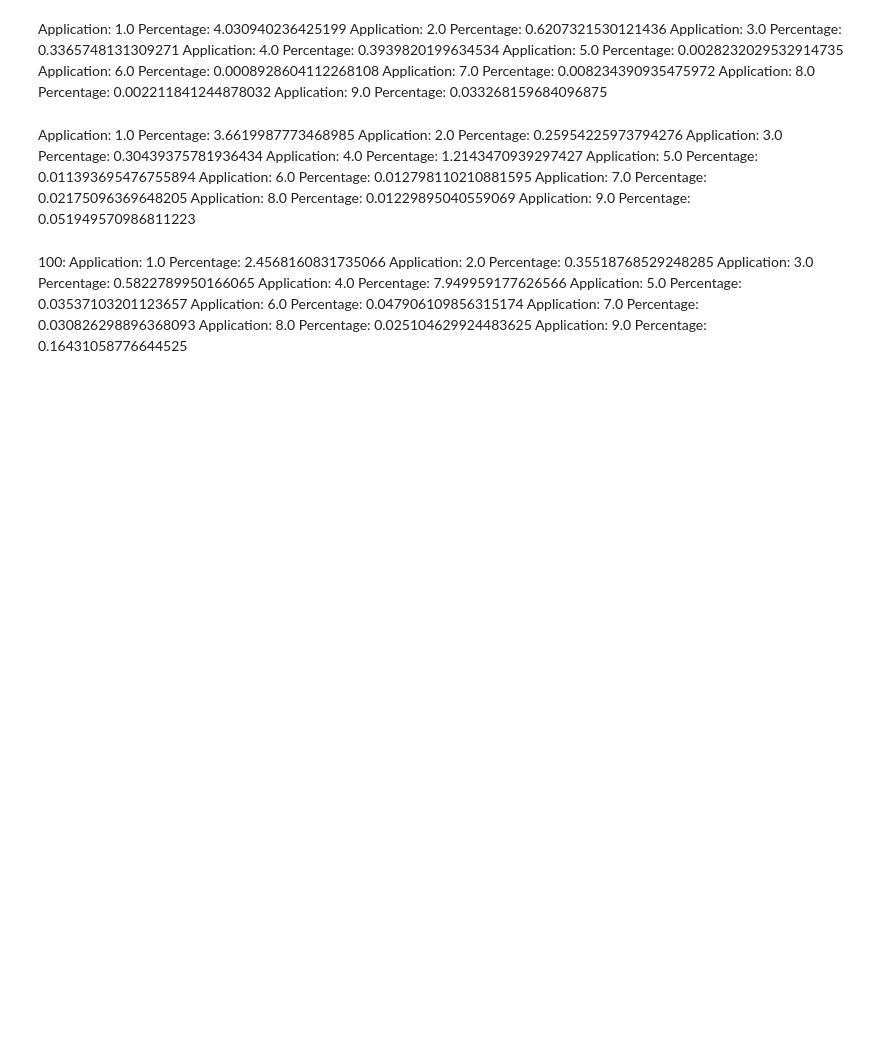
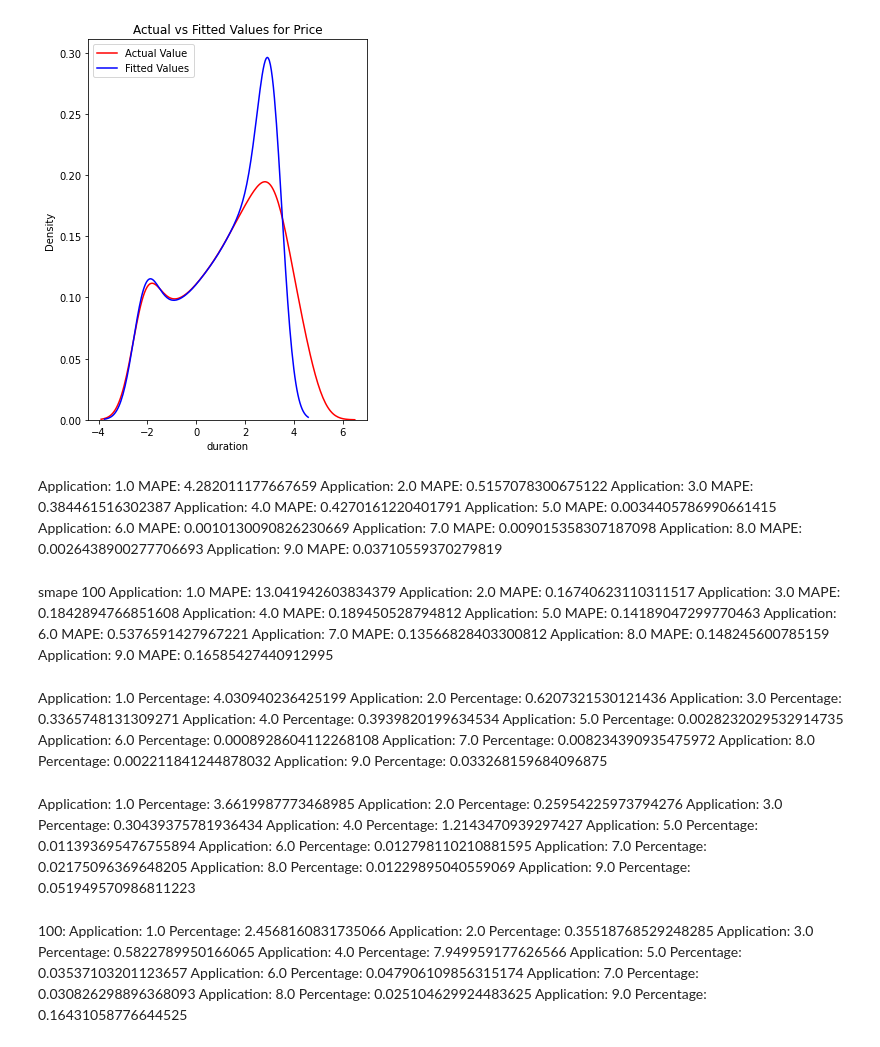
Before and after one commit to luanrsiqueira/cuda_project, a Jupyter notebook: random_Forest.ipynb, the cells around one changed output. Cells and saved outputs as stored; diff of their text form; code cells hidden in the pictures; blank space fills up the shorter version.

```diff
--- a/random_Forest.ipynb
+++ b/random_Forest.ipynb
@@ -3,6 +3,13 @@ import pandas as pd
 import numpy  as np
 import matplotlib as plt
 # %%
-df1 = pd.read_csv('./Teste-30-09.csv')
-df1 = df1[['compute_version','registers','smem','cmem','num_of_cores','L2','bandwith','theoretical_flops','AppId','number_of_lines_kernel','occupancy','input_size','duration','block_x']]
+df1 = pd.read_csv('./dataset_02_11.csv', sep=',')
+#df1 = pd.read_csv('./teste_02_11.csv', sep=',')
+#df1.dtypes
+#df1 = df1[['compute_version','registers','smem','cmem','num_of_cores','L2','bandwith','theoretical_flops','AppId','number_of_lines_kernel','occupancy','input_size','duration','block_x']]
 #df1 = df1[['compute_version','registers','smem','cmem','AppId','number_of_lines_kernel','occupancy','duration','block_x']]
+#df1.dtypes
+#df1 = pd.read_csv('./da.csv', sep=',', names=['null','AppName','block_x','compute_version','registers','smem','cmem', 'number_of_lines_kernel','occupancy','AppId'])
+#df1 = df1.drop(columns= ["null"], axis = 1)
+#df1['AppId'].unique()
+df1.isnull().sum()
@@ -10,11 +35,12 @@ df1 = df1[['compute_version','registers','smem','cmem','num_of_cores','L2','band
 #df1 = df[['AppName','compute_version','registers','smem','cmem','gpu_id','gpu_name','l1_cache_used','max_clock_rate','num_of_cores','L2','bus','memory_clock','bandwith','GM','num_sm','num_cores_sm','theoretical_flops','AppId','number_of_lines_kernel','occupancy','input_size', 'duration','grid_x','grid_y','block_x','block_y']]
 #df1 = df[['AppName','compute_version','registers','smem','cmem','gpu_id','gpu_name','max_clock_rate','num_of_cores','L2','bus','memory_clock','bandwith','GM','num_sm','num_cores_sm','theoretical_flops','AppId','number_of_lines_kernel','occupancy','duration','grid_x','grid_y','block_x','block_y']]
 
-df1 = df1.sort_values(by='AppId', ascending=True)
-#df1['duration'] = pd.to_numeric(df1['duration'])
+#df1 = df1.sort_values(by='AppId', ascending=True)
+#df1['AppId'] = pd.to_numeric(df1['AppId'])
 #df1[['registers','smem','cmem','gpu_id','max_clock_rate','num_of_cores','bus','memory_clock','GM','num_sm','num_cores_sm','AppId','number_of_lines_kernel','occupancy','duration','grid_x','grid_y','block_x','block_y']] = df1[['registers','smem','cmem','gpu_id','max_clock_rate','num_of_cores','bus','memory_clock','GM','num_sm','num_cores_sm','AppId','number_of_lines_kernel','occupancy','duration','grid_x','grid_y','block_x','block_y']].astype(float)
 df1 = df1.select_dtypes(exclude=['object'])
 #df1 = df1.drop(columns= ["Unnamed: 0"], axis = 1)
 #df1.to_csv('testando.csv')
 #df1=df1.dropna()
 #df1.dtypes
+df1.isnull().sum()
@@ -21,6 +65,6 @@ df1 = df1.select_dtypes(exclude=['object'])
 # %%
 from sklearn import metrics
 
-def mean_absolute_percentage_error(y_true, y_pred):
-    y_true, y_pred = np.array(y_true), np.array(y_pred)
-    return np.mean(np.abs((y_true - y_pred) / y_true)) * 100
+#def mean_absolute_percentage_error(y_true, y_pred):
+#    y_true, y_pred = np.array(y_true), np.array(y_pred)
+#    return np.mean(np.abs((y_true - y_pred) / y_true)) * 100
@@ -62,3 +160,42 @@ df5.to_csv('AppId-6.csv', sep = ',')
+# %%
+import seaborn as sns
+import matplotlib.pyplot as plt
+plt.figure(figsize=(5, 7))
+
+
+ax = sns.distplot(yTest, hist=False, color="r", label="Actual Value")
+sns.distplot(y_pred, hist=False, color="b", label="Fitted Values",ax=ax)
+
+
+plt.title('Actual vs Fitted Values for Price')
+plt.legend()
+
+
+plt.show()
+plt.close()
+# %% [output]
+[figure, added]
+# %% [markdown]
+Application:  1.0 MAPE:  4.282011177667659
+Application:  2.0 MAPE:  0.5157078300675122
+Application:  3.0 MAPE:  0.384461516302387
+Application:  4.0 MAPE:  0.4270161220401791
+Application:  5.0 MAPE:  0.0034405786990661415
+Application:  6.0 MAPE:  0.0010130090826230669
+Application:  7.0 MAPE:  0.009015358307187098
+Application:  8.0 MAPE:  0.0026438900277706693
+Application:  9.0 MAPE:  0.03710559370279819
+# %% [markdown]
+smape 100
+Application:  1.0 MAPE:  13.041942603834379
+Application:  2.0 MAPE:  0.16740623110311517
+Application:  3.0 MAPE:  0.1842894766851608
+Application:  4.0 MAPE:  0.189450528794812
+Application:  5.0 MAPE:  0.14189047299770463
+Application:  6.0 MAPE:  0.5376591427967221
+Application:  7.0 MAPE:  0.13566828403300812
+Application:  8.0 MAPE:  0.148245600785159
+Application:  9.0 MAPE:  0.16585427440912995
 # %% [markdown]
 Application:  1.0  Percentage: 4.030940236425199
 Application:  2.0  Percentage: 0.6207321530121436
```
Also changed, not shown: parts of 8 cells of this notebook, 12 other files.
